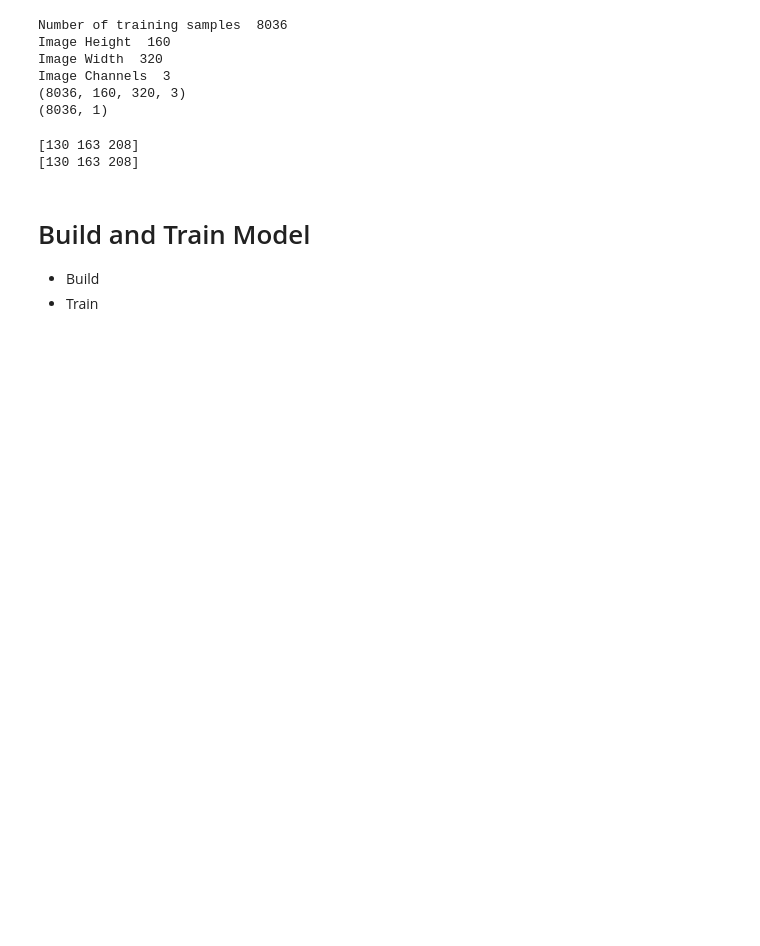
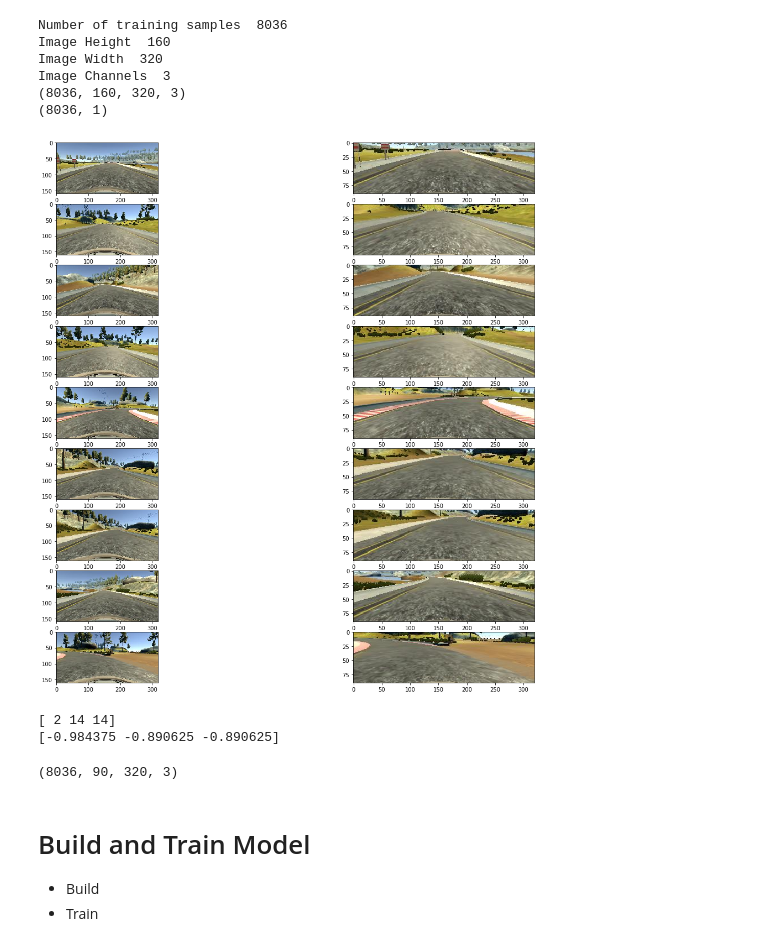
Before and after one commit to kmanicka/CarND-Behavioral-Cloning-P3, a Jupyter notebook: Model.ipynb, the cells around one changed output. Drawn from its saved outputs; the diff is of its cells as text; code cells hidden in the pictures; blank space fills up the shorter version.

```diff
--- a/Model.ipynb
+++ b/Model.ipynb
@@ -83,15 +81,44 @@ Image Width  320
 Image Channels  3
 (8036, 160, 320, 3)
 (8036, 1)
+# %%
+import matplotlib.pyplot as plt
+%matplotlib inline
+
+fig=plt.figure(figsize=(20, 20))
+rows,columns = 10,2
+
+i=0
+
+for j in range(1,rows):
+    n = np.random.randint(train_n)
+
+    i=i+1
+    fig.add_subplot(rows, columns, i)
+    plt.imshow(X_train[n])
+
+    i=i+1
+    fig.add_subplot(rows, columns, i)
+    plt.imshow(X_train[n,50:140,:,:])
+# %% [output]
+[figure, added]
 # %%
 # Normalize Training
 
+# Reducing Training
+
+X_train = X_train[:,50:140,:,:]
+
 print(X_train[0,0,0])
-# X_train = (X_train - 128.) / 128.  # this is not working. causing memory error.
+X_train = (X_train - 128.) / 128.  # this is not working. causing memory error.
 print(X_train[0,0,0])
 # %% [output]
-[130 163 208]
-[130 163 208]
+[ 2 14 14]
+[-0.984375 -0.890625 -0.890625]
+# %%
+ print(X_train.shape)
+# %% [output]
+(8036, 90, 320, 3)
 # %% [markdown]
 # Build and Train Model
 
```
Also changed, not shown: parts of 11 cells of this notebook, 3 other files.
